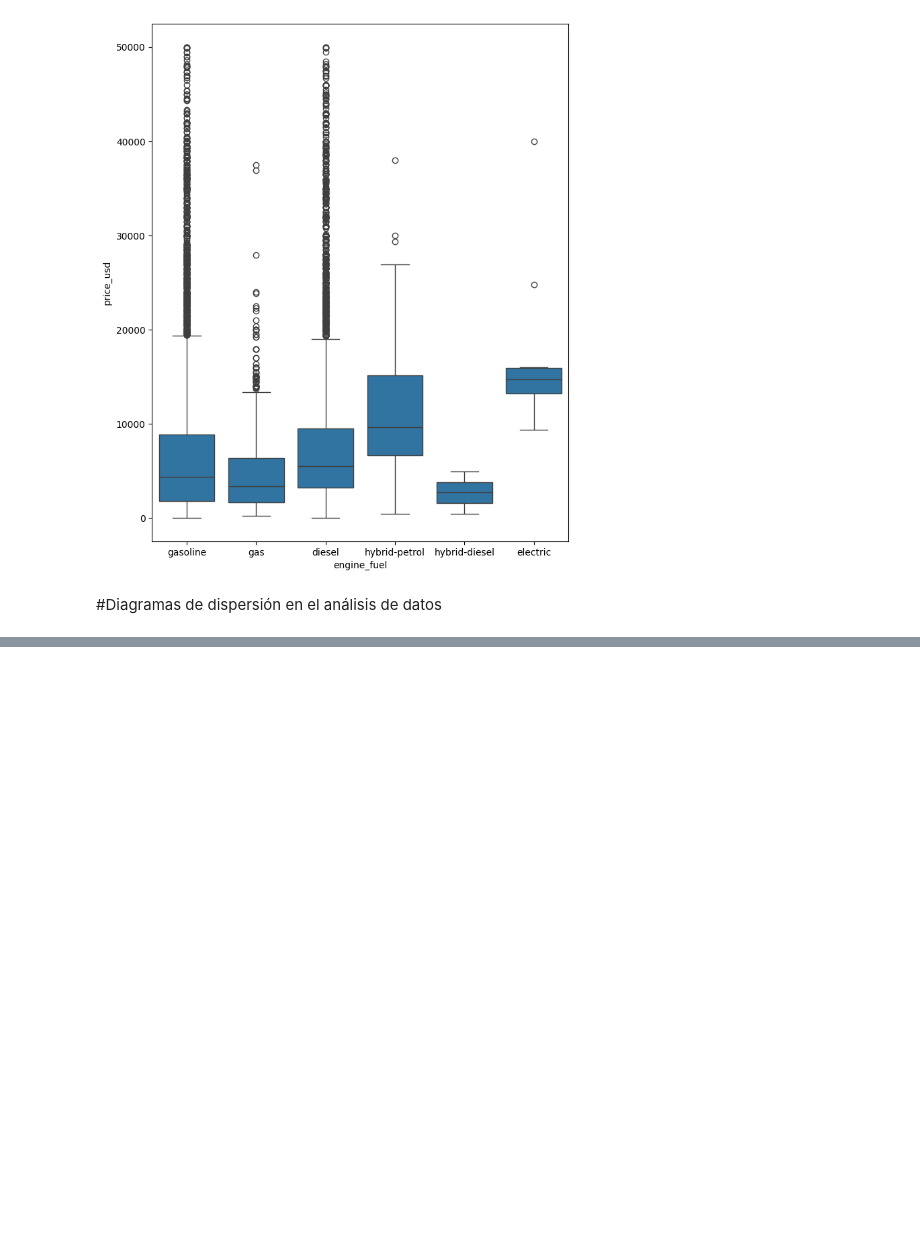
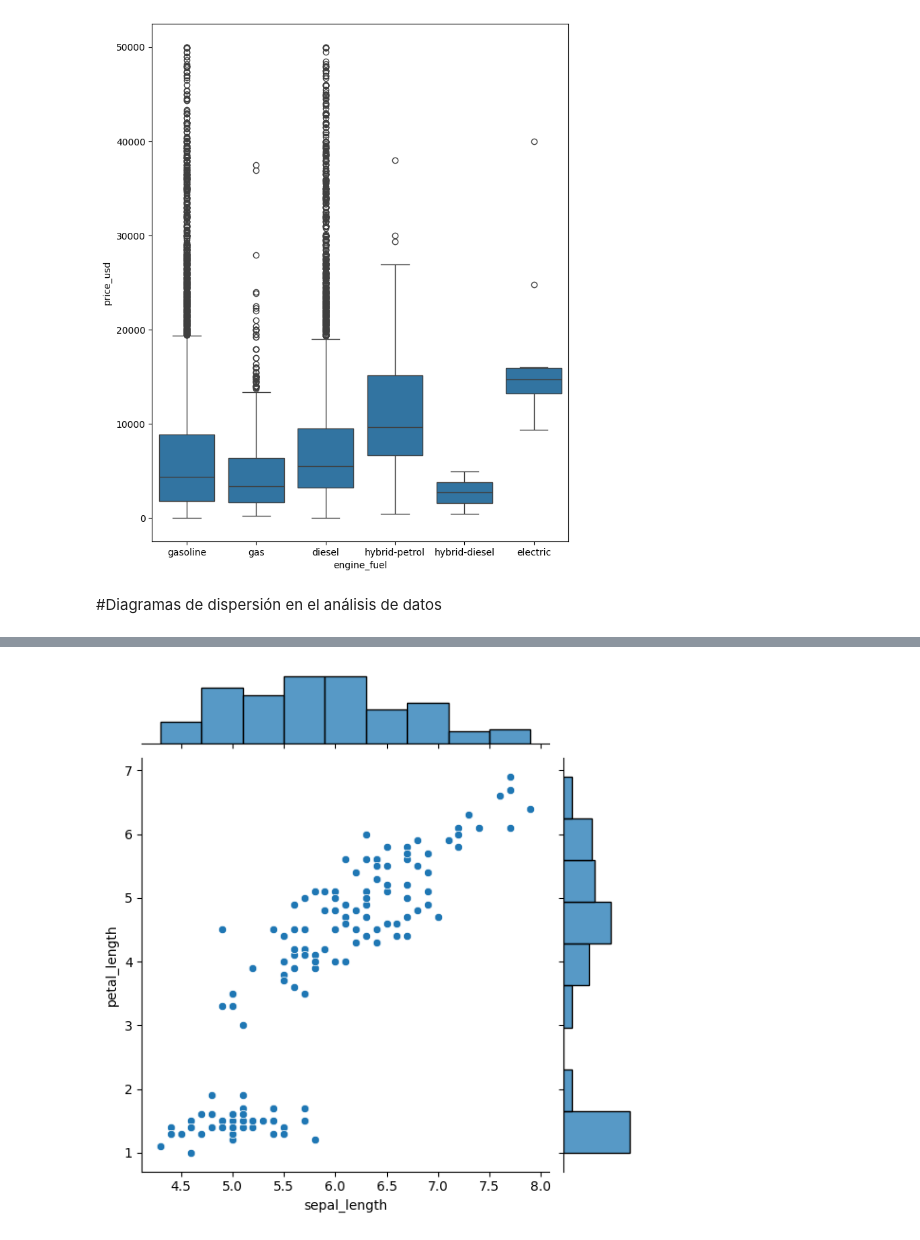
Before and after one commit to feracor/estadistica_descriptiva, a Jupyter notebook: 1_estadistica_descriptiva_analitica.ipynb, the cells around one changed output, grey strips where cells are left out. Drawn from its saved outputs; the diff is of its cells as text; code cells hidden in the pictures; blank space fills up the shorter version.

```diff
--- a/1_estadistica_descriptiva_analitica.ipynb
+++ b/1_estadistica_descriptiva_analitica.ipynb
@@ -152,0 +171,5 @@ plt.show()
+# %%
+sns.jointplot(data=iris, x='sepal_length', y='petal_length')
+plt.show()
+# %% [output]
+[figure, added]
```
Also changed, not shown: parts of 10 cells of this notebook.
